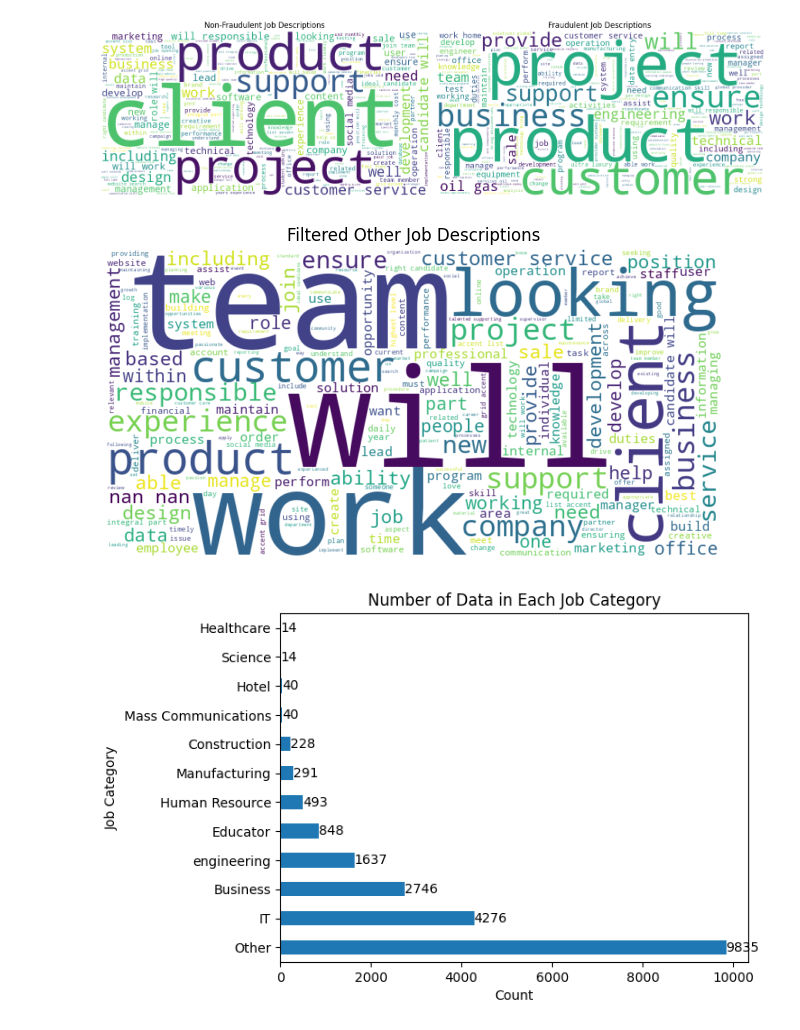
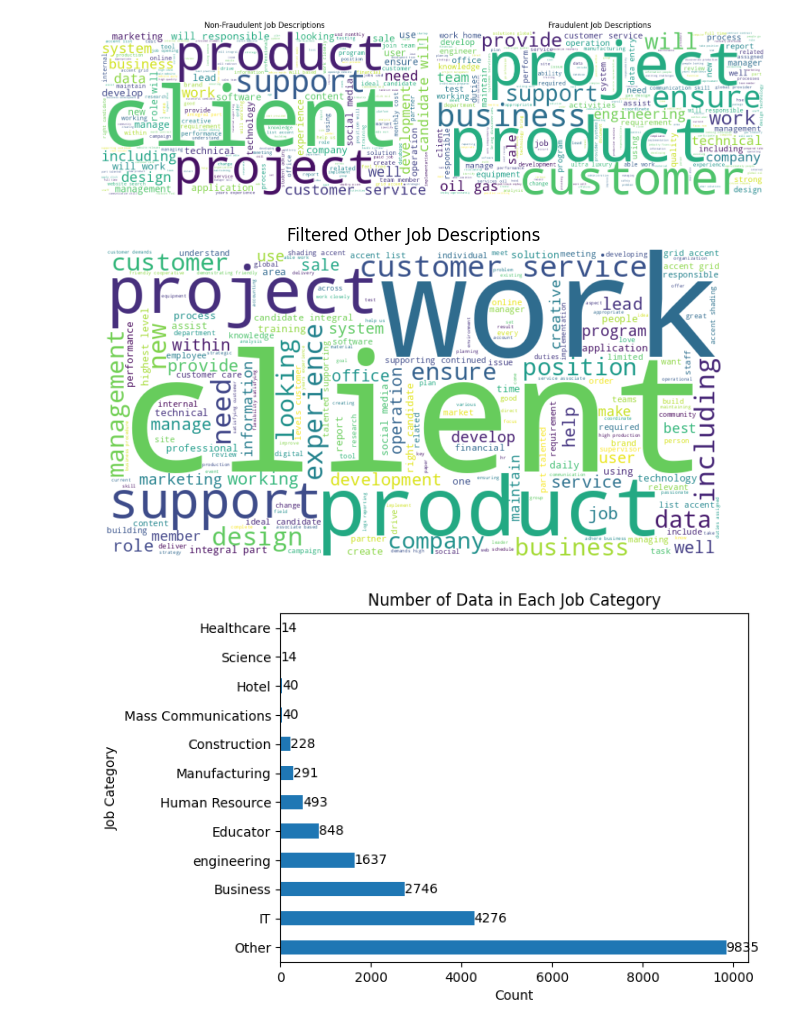
Before and after one commit to FishPain/sure-bo, a Jupyter notebook: LEENA_codes.ipynb, the cells around one changed output. Drawn from its saved outputs; the diff is of its cells as text; code cells hidden in the pictures.

```diff
--- a/LEENA_codes.ipynb
+++ b/LEENA_codes.ipynb
@@ -227,36 +246,40 @@ plt.show()
 from wordcloud import WordCloud, STOPWORDS
 import matplotlib.pyplot as plt
 import re
+
+custom_stopwords = {'for', 'be', 'with', 'the', 'of', 'on', 'will', 'in',
+                   'a', 'you', 'and', 'we', 'an', 'are', 'to', 'that', 'our',
+                   'as', 'is', 'team', 'nan'}
 
 # Function to preprocess and filter text
 def preprocess_and_filter(text):
     # Split the text into words
     words = text.lower().split()
     # Exclude single letters and non-English words
-    filtered_words = [word for word in words if len(word) > 1 and re.match("^[a-zA-Z]+$", word)]
+    filtered_words = [word for word in words if len(word) > 1 and re.match("^[a-zA-Z]+$", word)and word not in custom_stopwords]
     # Join the filtered words
     return ' '.join(filtered_words)
 
 # Assuming you have df and other_text from the previous code
 
 # Extract job descriptions for the 'Other' category
 other_descriptions = df[df['Category'] == 'Other']['description'].astype(str)
 other_text = ' '.join(other_descriptions)
 
 # Preprocess and filter the text
 filtered_other_text = preprocess_and_filter(other_text)
 
 # Generate the word cloud for the 'Other' category with filtered words
-wordcloud_other_filtered = WordCloud(width=800, height=400, background_color='white').generate(filtered_other_text)
+wordcloud_other_filtered = WordCloud(width=800, height=400, background_color='white', stopwords=STOPWORDS.union(custom_stopwords)).generate(filtered_other_text)
 
 # Display the word cloud for the 'Other' category with filtered words
 plt.figure(figsize=(8, 4))
 plt.imshow(wordcloud_other_filtered, interpolation='bilinear')
 plt.title('Filtered Other Job Descriptions')
 plt.axis('off')
 plt.show()
 # %% [output]
-[figure, old version]
+[figure, new version]
 # %%
 import pandas as pd
 import matplotlib.pyplot as plt
```
Also changed, not shown: parts of 2 cells of this notebook.
